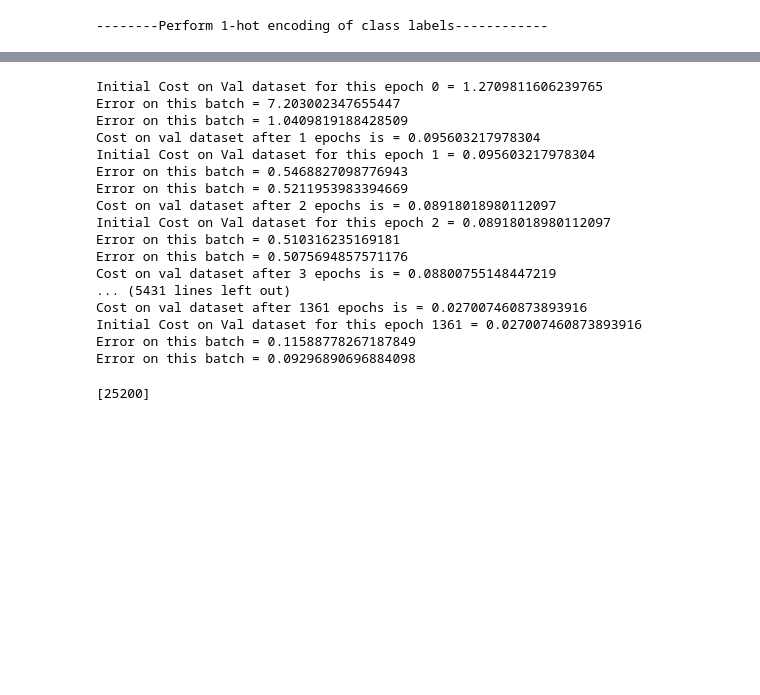
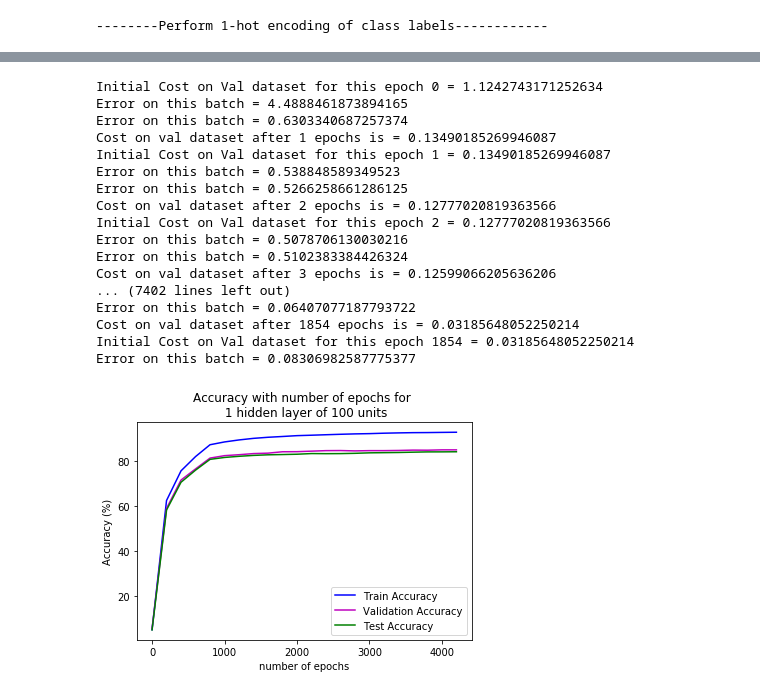
Before and after one commit to agarwal-ayushi/Machine-Learning-Assignments, a Jupyter notebook: Assignment3/partB/ques1-val-loss.ipynb, the cells around one changed output, grey strips where cells are left out. Saved outputs shown, nothing was run; the diff lists cells and outputs as text; code cells hidden in the pictures; blank space fills up the shorter version.

Commit message:
valloss

```diff
--- a/Assignment3/partB/ques1-val-loss.ipynb
+++ b/Assignment3/partB/ques1-val-loss.ipynb
@@ -137,5 +142,4 @@ train_time = []
 # %%
-arch_test=[100]
 for i in range(len(arch_test)):
     theta = theta_init(arch_test[i])
     fm = forward_prop(X_train, theta)
@@ -171,7 +175,14 @@ for i in range(len(arch_test)):
                 theta[t] += lr*np.dot(fm[t].T, delta[t+1])
 
             count+=1
+#         if (epoch % 200 == 0):
+#             plt_epoch.append(epoch)
+#             plt_train_acc.append(calc_accuracy(X_train, theta, train_class_enc))
+#             plt_val_acc.append(calc_accuracy(X_valid, theta, valid_class_enc))
+#             plt_test_acc.append(calc_accuracy(X_test, theta, test_actual_class_enc))
+
         epoch+=1 #Number of epochs
+
         cost_final = cost_total(X_valid, theta, valid_class_enc, m)
         print("Cost on val dataset after {} epochs is = {}".format(epoch, cost_final))
         if (abs(cost_final-cost_init) < 1e-07):
@@ -186,30 +197,42 @@ for i in range(len(arch_test)):
     print("\n------------------------------------------------------------------------------")
     print("The stats for number of units in the hidden layer = {} are as below:".format(arch_test[i]))
     print("------------------------------------------------------------------------------")
-    print("The number of epochs = {}".format(epochs[-1]))
-    print("The training time = {}sec".format(train_time[-1]))
-    print("The training accuracy is = {}%".format(train_accuracy[-1]))
-    print("The test accuracy is = {}%".format(test_accuracy[-1]))
+    print("The number of epochs = {:2.3f}".format(epochs[-1]))
+    print("The training time = {:2.3f}sec".format(train_time[-1]))
+    print("The training accuracy is = {:2.3f}%".format(train_accuracy[-1]))
+    print("The validation accuracy is = {:2.3f}%".format(valid_accuracy[-1]))
+    print("The test accuracy is = {:2.3f}%".format(test_accuracy[-1]))
     print("------------------------------------------------------------------------------\n")
 # %% [output]
-Initial Cost on Val dataset for this epoch 0 = 1.2709811606239765
-Error on this batch = 7.203002347655447
-Error on this batch = 1.0409819188428509
-Cost on val dataset after 1 epochs is = 0.095603217978304
-Initial Cost on Val dataset for this epoch 1 = 0.095603217978304
-Error on this batch = 0.5468827098776943
-Error on this batch = 0.5211953983394669
-Cost on val dataset after 2 epochs is = 0.08918018980112097
-Initial Cost on Val dataset for this epoch 2 = 0.08918018980112097
-Error on this batch = 0.510316235169181
-Error on this batch = 0.5075694857571176
-Cost on val dataset after 3 epochs is = 0.08800755148447219
-... (5431 lines left out)
-Cost on val dataset after 1361 epochs is = 0.027007460873893916
-Initial Cost on Val dataset for this epoch 1361 = 0.027007460873893916
-Error on this batch = 0.11588778267187849
-Error on this batch = 0.09296890696884098
+Initial Cost on Val dataset for this epoch 0 = 1.1242743171252634
+Error on this batch = 4.4888461873894165
+Error on this batch = 0.6303340687257374
+Cost on val dataset after 1 epochs is = 0.13490185269946087
+Initial Cost on Val dataset for this epoch 1 = 0.13490185269946087
+Error on this batch = 0.538848589349523
+Error on this batch = 0.5266258661286125
+Cost on val dataset after 2 epochs is = 0.12777020819363566
+Initial Cost on Val dataset for this epoch 2 = 0.12777020819363566
+Error on this batch = 0.5078706130030216
+Error on this batch = 0.5102383384426324
+Cost on val dataset after 3 epochs is = 0.12599066205636206
+... (7402 lines left out)
+Error on this batch = 0.06407077187793722
+Cost on val dataset after 1854 epochs is = 0.03185648052250214
+Initial Cost on Val dataset for this epoch 1854 = 0.03185648052250214
+Error on this batch = 0.08306982587775377
-# %%
-epochs
-# %% [output]
-[25200]
+# %%
+fig = plt.figure()
+ax = fig.add_subplot(111)
+ax.set_title("Accuracy with number of epochs for \n 1 hidden layer of 100 units")
+ax.plot(plt_epoch, plt_train_acc, c='b', label='Train Accuracy')
+ax.plot(plt_epoch, plt_val_acc, c='m',label='Validation Accuracy')
+ax.plot(plt_epoch, plt_test_acc, c='g', label='Test Accuracy')
+ax.set_xlabel("number of epochs")
+ax.set_ylabel("Accuracy (%)")
+
+plt.legend()
+#plt.savefig("accuracy_epoch_100_valloss.png", dpi=1000, bbox_inches='tight')
+plt.show()
+# %% [output]
+[figure, added]
```
Also changed, not shown: parts of 3 cells of this notebook, 2 other files.
